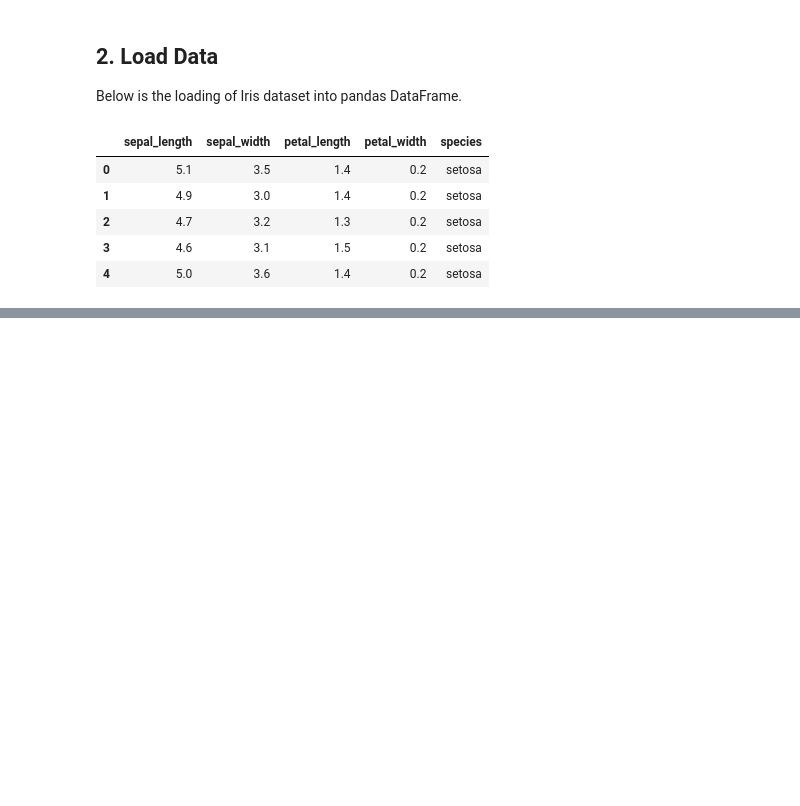
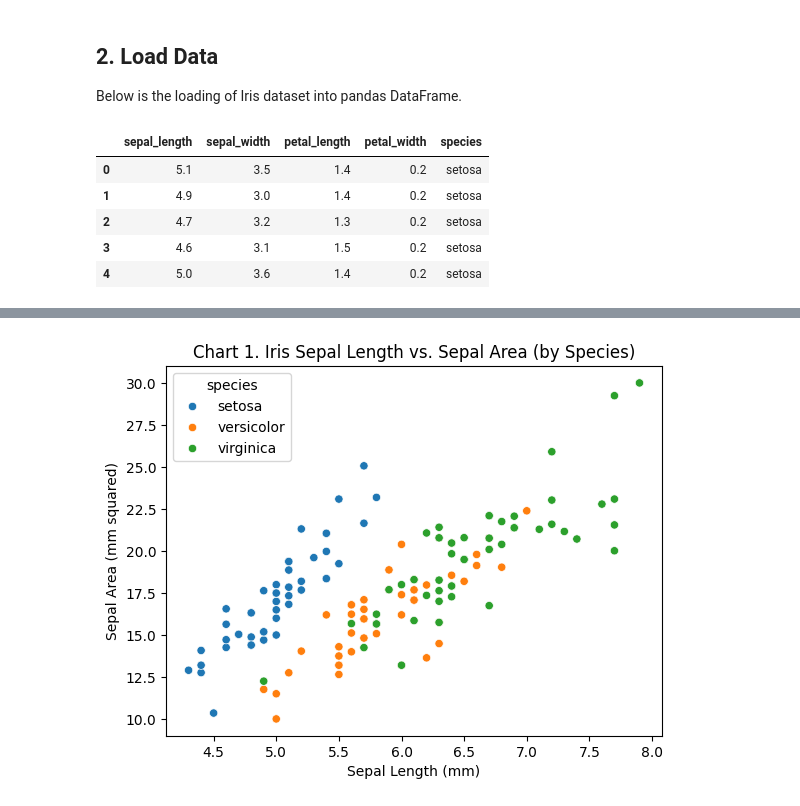
Before and after one commit to ksteele3712/datafun_04_notebook, a Jupyter notebook: ksteele_eda.ipynb, the cells around one changed output, grey strips where cells are left out. Saved outputs shown, nothing was run; the diff lists cells and outputs as text; code cells hidden in the pictures; blank space fills up the shorter version.

```diff
--- a/ksteele_eda.ipynb
+++ b/ksteele_eda.ipynb
@@ -39,0 +238,16 @@ iris_df.head()
+# %%
+# A scatter plot is a plot of two numerical variables.
+scatter_plt: Axes = sns.scatterplot(
+    data=iris_df, x="Sepal Length", y="Sepal Area", hue="species"
+)
+
+# Set axis labels using the Matplotlib Axes methods set_xlabel() and set_ylabel()
+scatter_plt.set_xlabel("Sepal Length (mm)")
+scatter_plt.set_ylabel("Sepal Area (mm squared)")
+
+# Set the title using the Matplotlib Axes set_title() method
+scatter_plt.set_title("Chart 1. Iris Sepal Length vs. Sepal Area (by Species)")
+
+matplotlib.pyplot.show()
+# %% [output]
+[figure, added]
```
Also changed, not shown: parts of 23 cells of this notebook, 3 other files.
